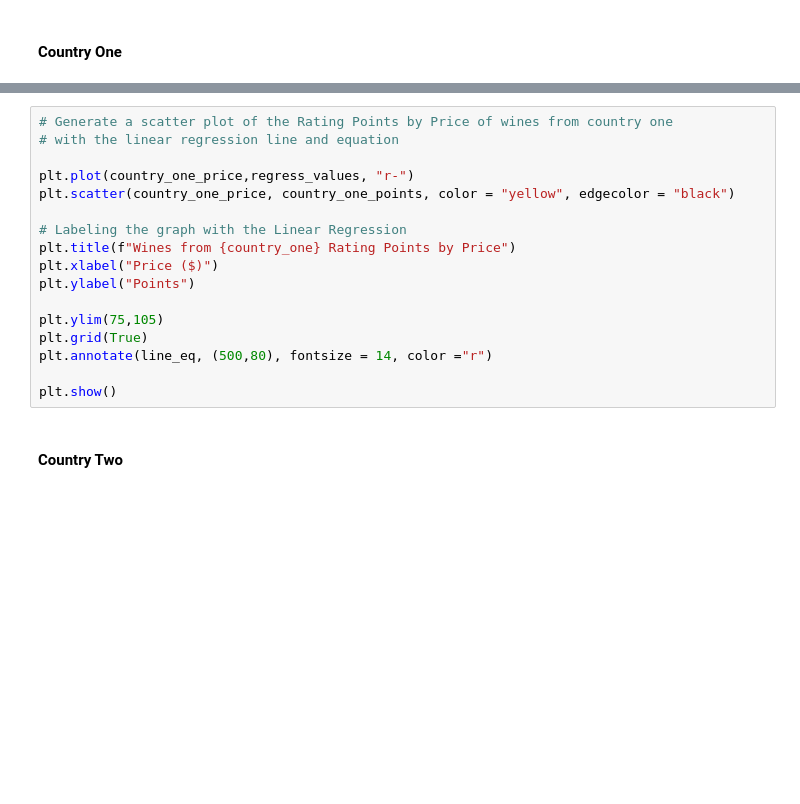
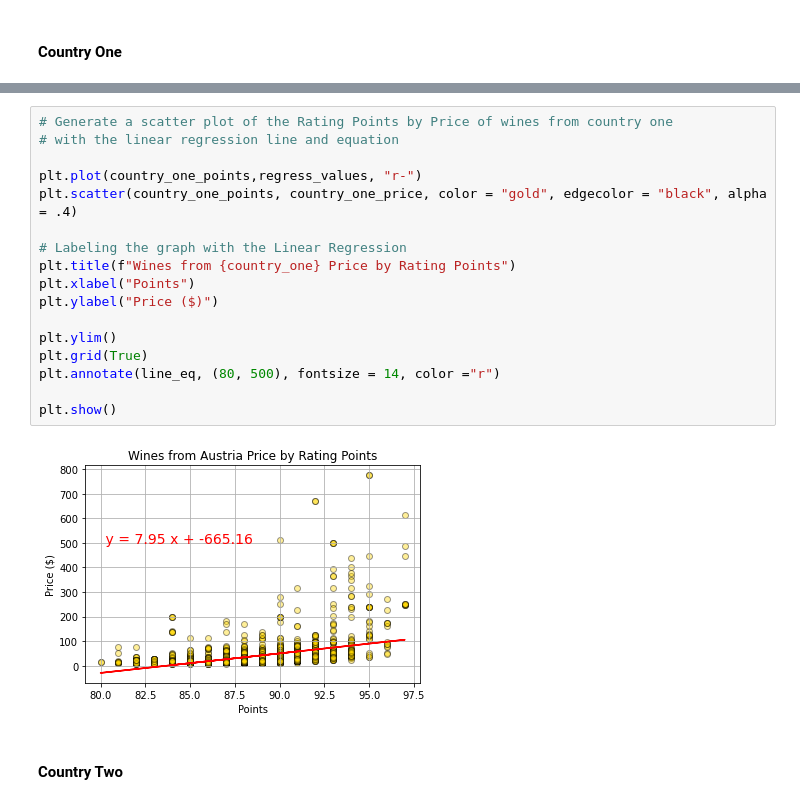
Before and after one commit to radioactivearm/project-one-wine, a Jupyter notebook: analyzing_data.ipynb, the cells around one changed output, grey strips where cells are left out. Drawn from its saved outputs; the diff is of its cells as text; blank space fills up the shorter version.

```diff
--- a/analyzing_data.ipynb
+++ b/analyzing_data.ipynb
@@ -639,20 +719,22 @@ print(line_eq)
 # %%
 # Generate a scatter plot of the Rating Points by Price of wines from country one
 # with the linear regression line and equation
 
-plt.plot(country_one_price,regress_values, "r-")
-plt.scatter(country_one_price, country_one_points, color = "yellow", edgecolor = "black")
+plt.plot(country_one_points,regress_values, "r-")
+plt.scatter(country_one_points, country_one_price, color = "gold", edgecolor = "black", alpha = .4)
 
 # Labeling the graph with the Linear Regression
-plt.title(f"Wines from {country_one} Rating Points by Price")
-plt.xlabel("Price ($)")
-plt.ylabel("Points")
+plt.title(f"Wines from {country_one} Price by Rating Points")
+plt.xlabel("Points")
+plt.ylabel("Price ($)")
 
-plt.ylim(75,105)
+plt.ylim()
 plt.grid(True)
-plt.annotate(line_eq, (500,80), fontsize = 14, color ="r")
+plt.annotate(line_eq, (80, 500), fontsize = 14, color ="r")
 
 plt.show()
+# %% [output]
+[figure, added]
 # %% [markdown]
 #### Country Two
 # %%
```
Also changed, not shown: parts of 58 cells of this notebook.
